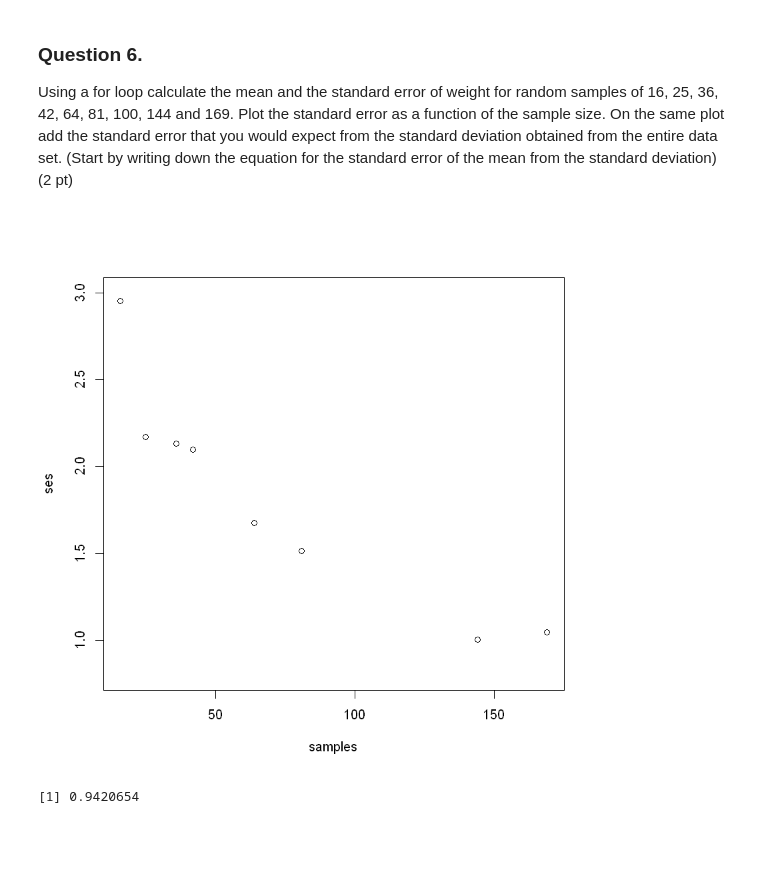
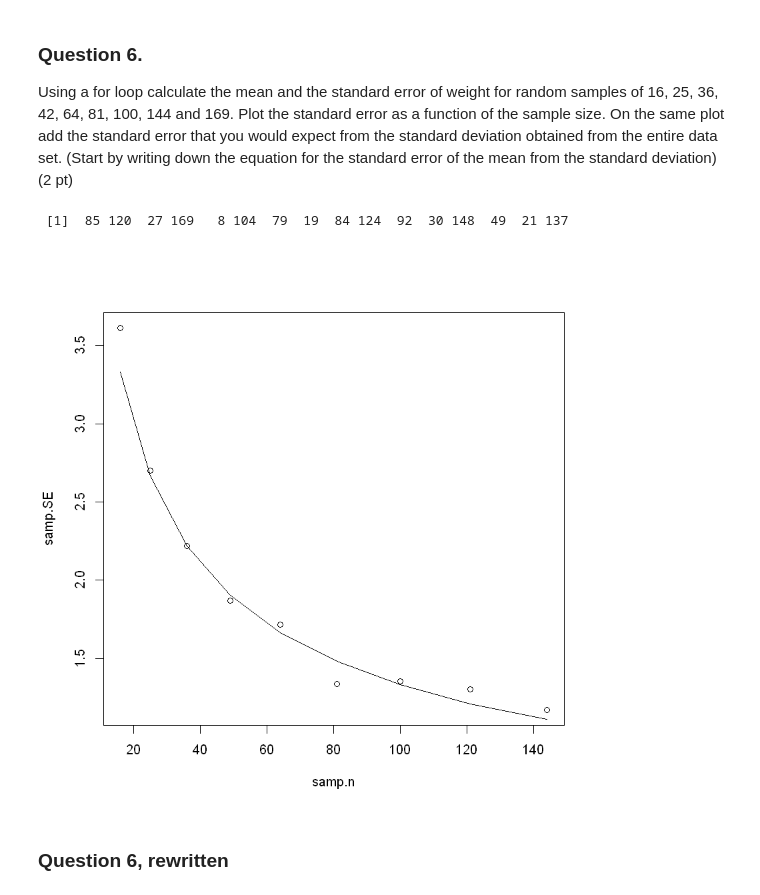
Before and after one commit to whryan/psych205-tutorial1to3-summ, a Jupyter notebook: Practice Midterm 1.ipynb, the cells around one changed output. Cells and saved outputs as stored; diff of their text form; code cells hidden in the pictures; blank space fills up the shorter version.

```diff
--- a/Practice Midterm 1.ipynb
+++ b/Practice Midterm 1.ipynb
@@ -13,5 +16,5 @@ Davis$weight[12] = 57
 ### Question 1
 What is the sample size of this data set? (1pt)
 # %%
-nrow(Davis)
+n = nrow(Davis)
 #200
@@ -143,4 +164,31 @@ female_int + 170*female_coef
 ### Question 6.
 Using a for loop calculate the mean and the standard error of weight for random samples of 16, 25, 36, 42, 64, 81, 100, 144 and 169.
 Plot the standard error as a function of the sample size.  On the same plot add the standard error that you would expect from the standard deviation obtained from the entire data set. (Start by writing down the equation for the standard error of the mean from the standard deviation) (2 pt)
+# %%
+samp.Means  <- array(0,9)
+samp.n <- array(0,9)
+samp.SE <- array(0,9)
+samp.SE.All <- array(0,9)
+weight.sd <- sd(Davis$weight)
+# %%
+sample(200,16)
+# %% [output]
+ [1]  85 120  27 169   8 104  79  19  84 124  92  30 148  49  21 137
+# %%
+for (i in 4:12) {
+  n.test <- i*i #this is a way to get 16, 25, 36 etc
+  samp.ind <- sample(n, n.test) #this is saying out of the range 1-200, sample n test items
+
+  samp.n[i-3] <- n.test # the -3 just adjusts it so i works
+  samp.Means[i-3] <- mean(Davis$weight[samp.ind]) #this takes the mean at that point
+  samp.SE[i-3] <- sd(Davis$weight[samp.ind])/sqrt(n.test) #this finds the standard error at that point
+  samp.SE.All[i-3] <- weight.sd/sqrt(n.test) #this is the same, but with standard deviation taken from the whole data set
+}
+# %%
+plot(samp.n, samp.SE)
+lines(samp.n, samp.SE.All)
+# %% [output]
+[figure, added]
+# %% [markdown]
+### Question 6, rewritten
 # %%
@@ -158,9 +207,0 @@ se_tot = sd(Davis$weight)/sqrt(nrow(Davis))
-# %%
-plot(samples, ses, ylim=c(.8,3))
-abline(v=se_tot)
-# %% [output]
-[figure, removed]
-# %%
-se_tot
-# %% [output]
-[1] 0.9420654
```
Also changed, not shown: parts of 7 cells of this notebook.
